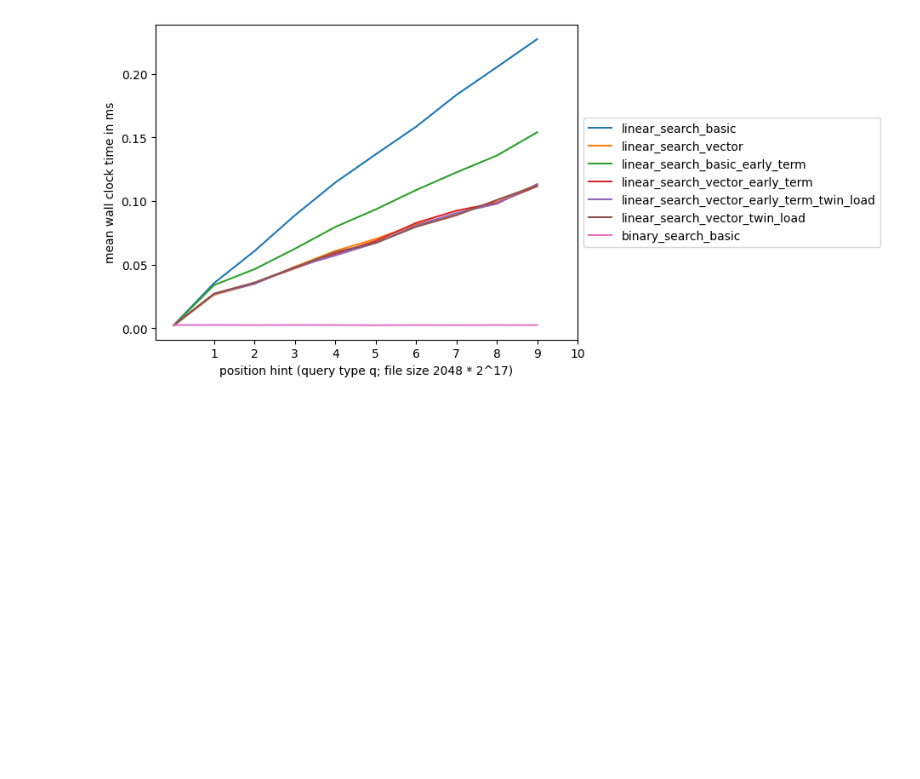
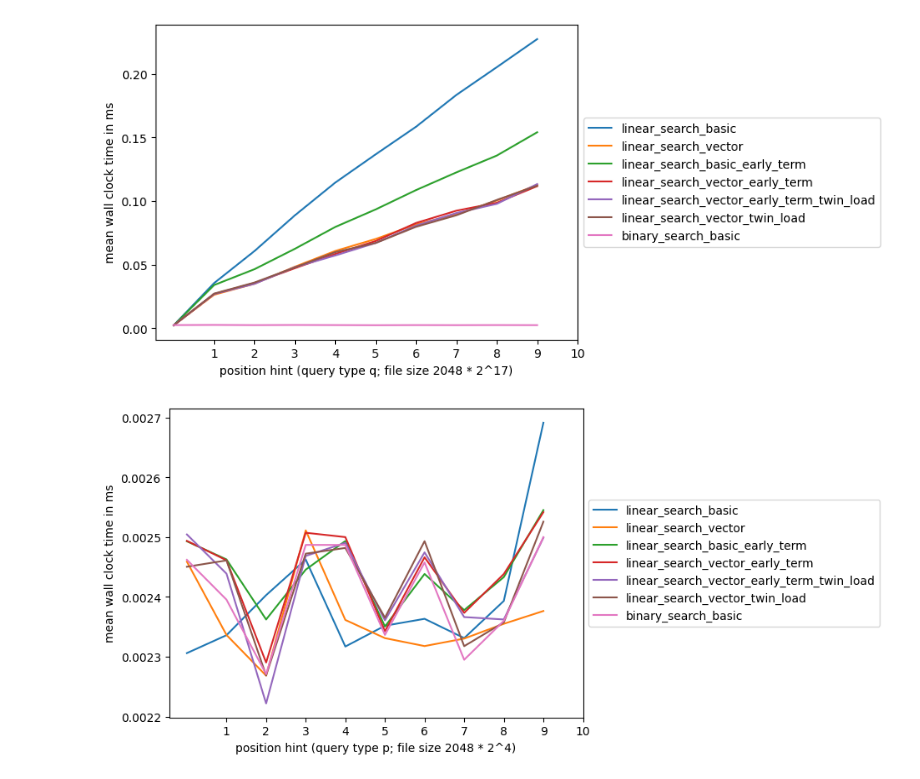
Before and after one commit to eldon-chung/bench-binary-search, a Jupyter notebook: Untitled.ipynb, the cells around one changed output. Saved outputs shown, nothing was run; the diff lists cells and outputs as text; code cells hidden in the pictures; blank space fills up the shorter version.

```diff
--- a/Untitled.ipynb
+++ b/Untitled.ipynb
@@ -201,3 +202,7 @@ plot_all_timings_position_axis("p", 17)
 plot_all_timings_position_axis("q", 17)
 # %% [output]
 [figure]
+# %%
+plot_all_timings_position_axis("p",4 )
+# %% [output]
+[figure, added]
```
Also changed, not shown: parts of 2 cells of this notebook, 3 other files.
